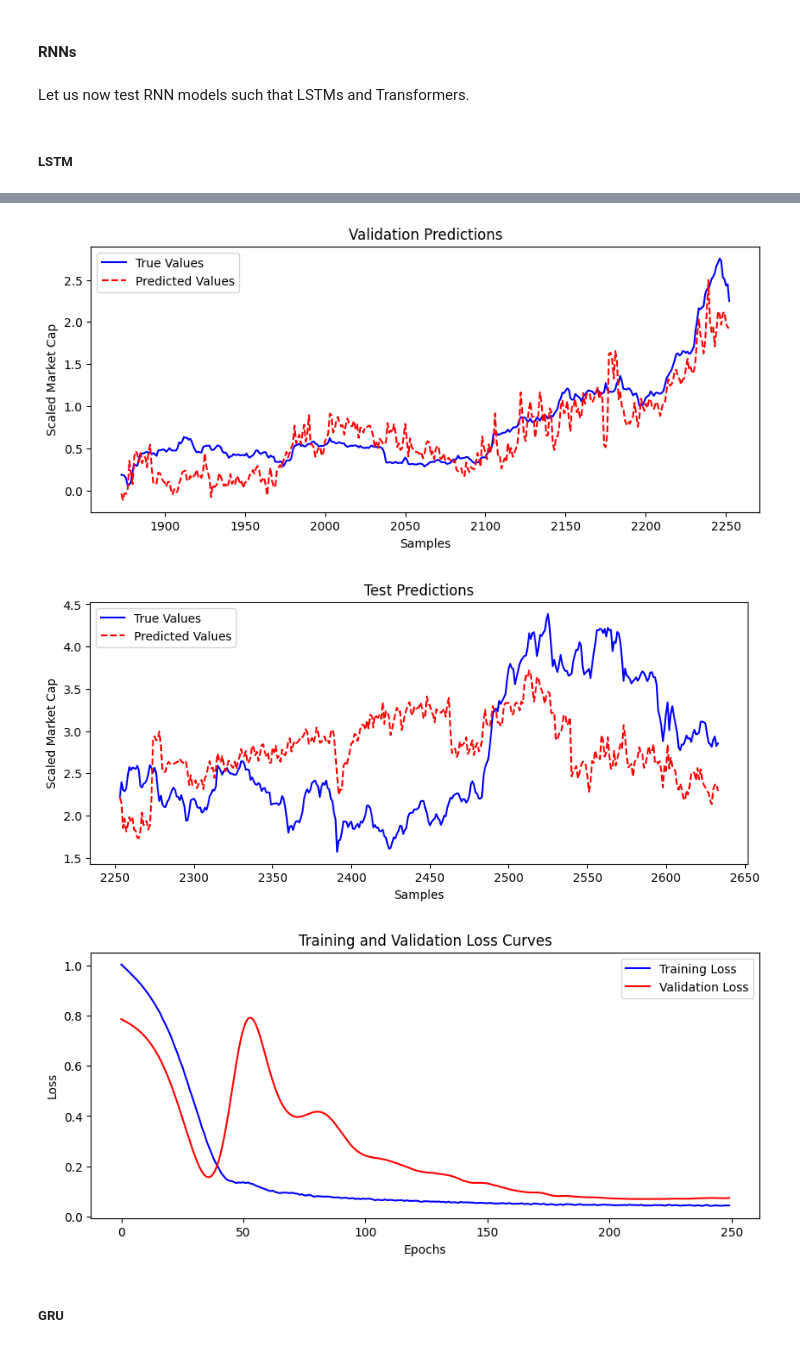
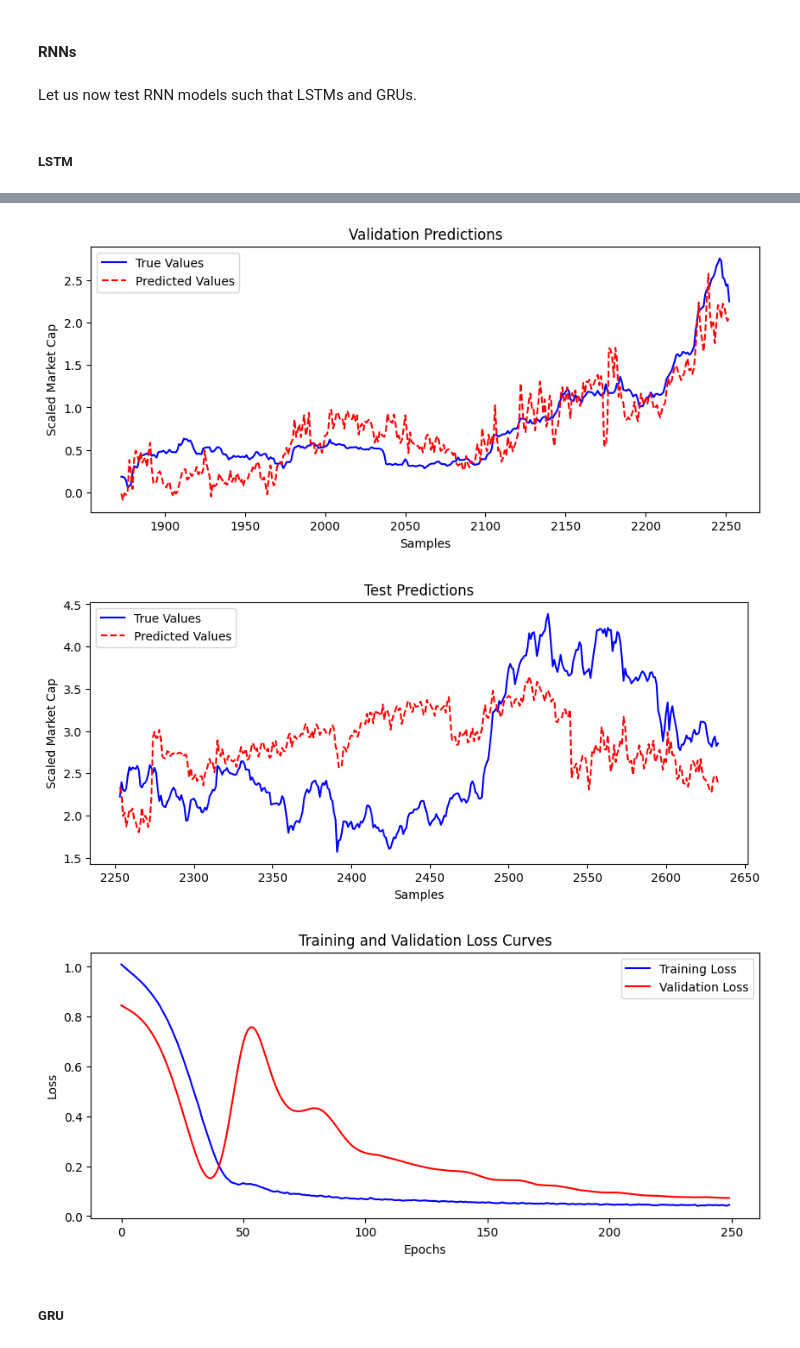
Before and after one commit to KhalilGarali/Crypto-MarketCap-Forecast-Based-On-SP500, a Jupyter notebook: main.ipynb, the cells around one changed output, grey strips where cells are left out. Cells and saved outputs as stored; diff of their text form; code cells hidden in the pictures.

```diff
--- a/main.ipynb
+++ b/main.ipynb
@@ -936,14 +1056,14 @@ def train_model(
 # %%
-class ANNCryptoMarketCapPredictor(nn.Module):
+class ANNModel(nn.Module):
     def __init__(self, input_size: int, output_size: int = 1, dropout_rate: float = 0.0) -> None:
         super().__init__()
         self.dropout_rate = dropout_rate
         self.dropout = nn.Dropout(dropout_rate)
         self.model = nn.Sequential(
-            nn.Linear(input_size, 8),
+            nn.Linear(input_size, 16),
             nn.ReLU(),
-            # nn.Linear(128, 64),
-            # nn.ReLU(),
+            nn.Linear(16, 8),
+            nn.ReLU(),
             # nn.Linear(32, 8),
             # nn.ReLU(),
             nn.Linear(8, output_size)
@@ -1097,12 +1193,12 @@ Epoch [250/250] ==> Train Loss: 0.0786, Val Loss: 0.1161
 # %% [markdown]
 #### **RNNs**
 # %% [markdown]
-Let us now test RNN models such that LSTMs and Transformers.
+Let us now test RNN models such that LSTMs and GRUs.
 # %% [markdown]
 ##### LSTM
 # %%
 class LSTMModel(nn.Module):
-    def __init__(self, input_size, hidden_size, num_layers, output_size, dropout=0.2):
+    def __init__(self, input_size, hidden_size, num_layers, output_size, dropout=0.0):
         super(LSTMModel, self).__init__()
         self.hidden_size = hidden_size
         self.num_layers = num_layers
@@ -1125,37 +1221,35 @@ class LSTMModel(nn.Module):
         out = self.fc(out[:, -1, :])  # (batch, output_size)
         return out
 # %%
-# Hyperparameters
-input_size = X_train.shape[1]
-hidden_size = 64
-num_layers = 2
-output_size = 1
-dropout = 0.2
-lr = 0.001
-epochs = 250
+#1. Initialize model
+lstm_model = LSTMModel(input_size=input_size, hidden_size=hidden_size, num_layers=num_layers, output_size=1, dropout=dropout_rate)
 
-lstm_model = LSTMModel(input_size, hidden_size, num_layers, output_size, dropout)
+#2. Define loss function and optimizer
 criterion = nn.MSELoss()
-optimizer = optim.Adam(lstm_model.parameters(), lr=lr)
+optimizer = optim.Adam(lstm_model.parameters(), lr=lr/10)
 
-# Reshape data for LSTM (needs [batch, seq_len, features])
+#3. Reshape data for LSTM (needs [batch, seq_len, features])
 # Since we're doing single-step prediction, seq_len=1
+X_train_tensor = X_train_tensor.unsqueeze(1)
+X_val_tensor = X_val_tensor.unsqueeze(1)
+X_test_tensor = X_test_tensor.unsqueeze(1)
+
 X_train_tensor = torch.tensor(X_train, dtype=torch.float32).unsqueeze(1)
-y_train_tensor = torch.tensor(y_train, dtype=torch.float32)
 X_val_tensor = torch.tensor(X_val, dtype=torch.float32).unsqueeze(1)
-y_val_tensor = torch.tensor(y_val, dtype=torch.float32)
 X_test_tensor = torch.tensor(X_test, dtype=torch.float32).unsqueeze(1)
-y_test_tensor = torch.tensor(y_test, dtype=torch.float32)
 
-# Train the model
+#4. Train the model
 train_losses, val_losses = train_model(
-    lstm_model, criterion, optimizer,
-    X_train_tensor, y_train_tensor,
-    X_val_tensor, y_val_tensor,
-    epochs, print_every=50
+    model=lstm_model,
+    criterion=criterion,
+    optimizer=optimizer,
+    X_train=X_train_tensor,
+    y_train=y_train_tensor,
+    X_val=X_val_tensor,
+    y_val=y_val_tensor,
 )
 
-# Evaluate the model
+#5. Evaluate the model on train, validation, and test sets
 lstm_model.eval()
 with torch.no_grad():
     train_pred = lstm_model(X_train_tensor)
@@ -1166,12 +1260,10 @@ with torch.no_grad():
     val_metrics = evaluate_model(y_val_tensor.detach().numpy(), val_pred)
     test_metrics = evaluate_model(y_test_tensor.detach().numpy(), test_pred)
 
-# Print metric results
-print_evaluation_metric_results(train_metrics, "Training")
-print_evaluation_metric_results(val_metrics, "Validation")
-print_evaluation_metric_results(test_metrics, "Test")
+#6. Print metric results
+print_combined_evaluation_metrics(train_metrics, val_metrics, test_metrics)
 
-# Plot predictions and loss curves
+#7. Plot predictions and loss curves
 plot_predictions(y_train, train_pred.squeeze().numpy(), TRAIN_INDICES, "Training Predictions")
 plot_predictions(y_val, val_pred.squeeze().numpy(), VAL_INDICES, "Validation Predictions")
 plot_predictions(y_test, test_pred.squeeze().numpy(), TEST_INDICES, "Test Predictions")
@@ -1198,6 +1286,6 @@ Epoch [250/250] ==> Train Loss: 0.0435, Val Loss: 0.0736
-[figure, old version]
+[figure, new version]
-[figure, old version]
+[figure, new version]
-[figure, old version]
+[figure, new version]
 # %% [markdown]
 ##### GRU
 # %%
```
Also changed, not shown: parts of 20 cells of this notebook.
